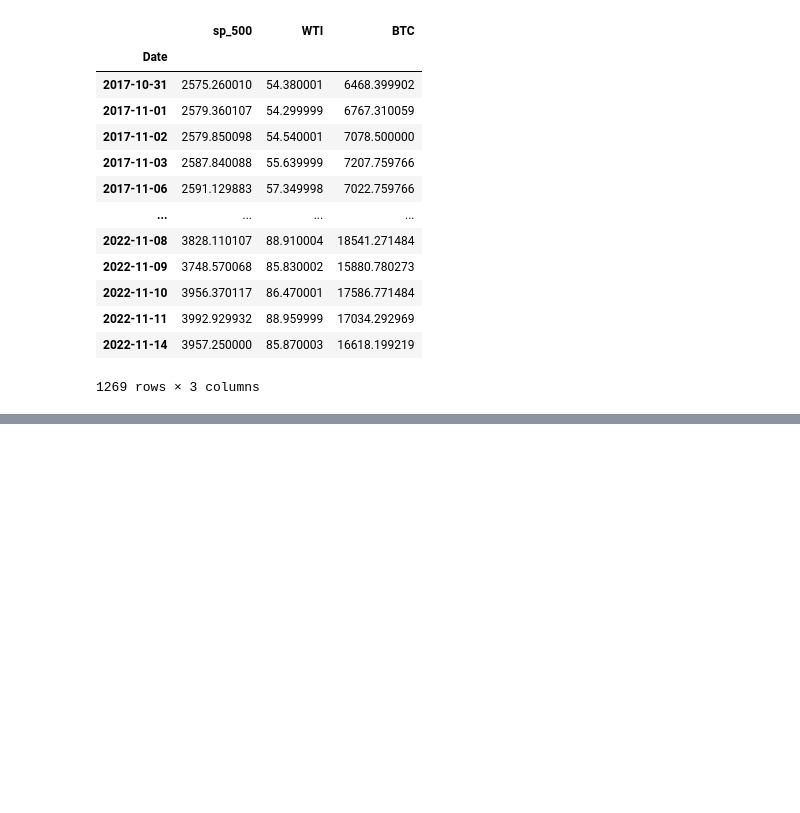
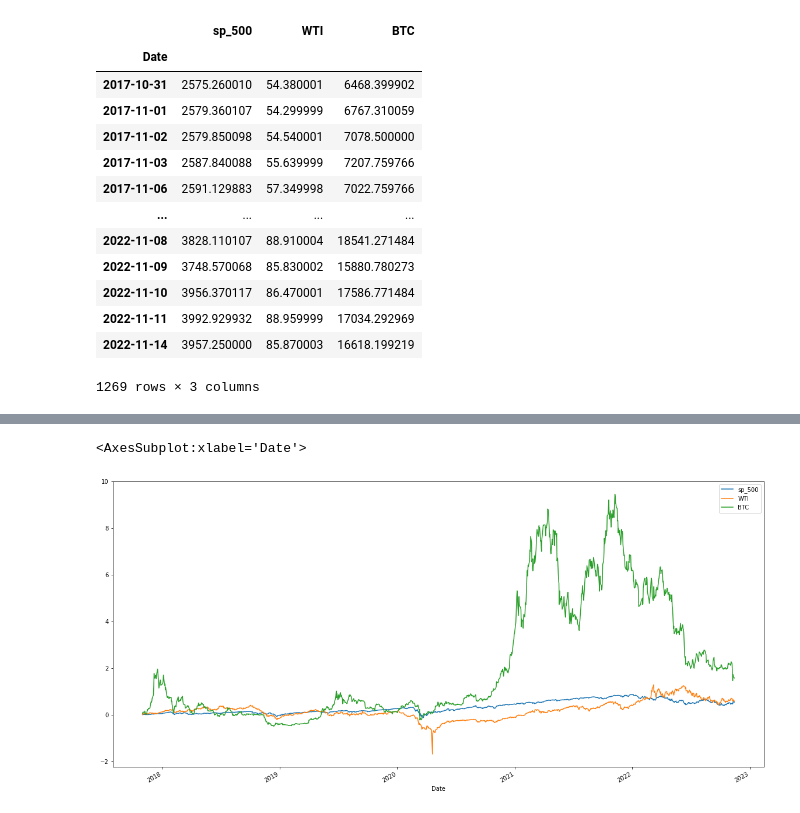
Before and after one commit to robel-codes/asset-correlation-analysis, a Jupyter notebook: data_collection.ipynb, the cells around one changed output, grey strips where cells are left out. Drawn from its saved outputs; the diff is of its cells as text; code cells hidden in the pictures; blank space fills up the shorter version.

```diff
--- a/data_collection.ipynb
+++ b/data_collection.ipynb
@@ -417,0 +432,8 @@ plt.show
+# %%
+# Calculate cumulative returns of all portfolios
+cumulative_returns = (1 + p_returns).cumprod() - 1
+# Plot cumulative returns
+cumulative_returns.plot(figsize=(20,10))
+# %% [output]
+<AxesSubplot:xlabel='Date'>
+[figure, added]
```
Also changed, not shown: parts of 30 cells of this notebook.
